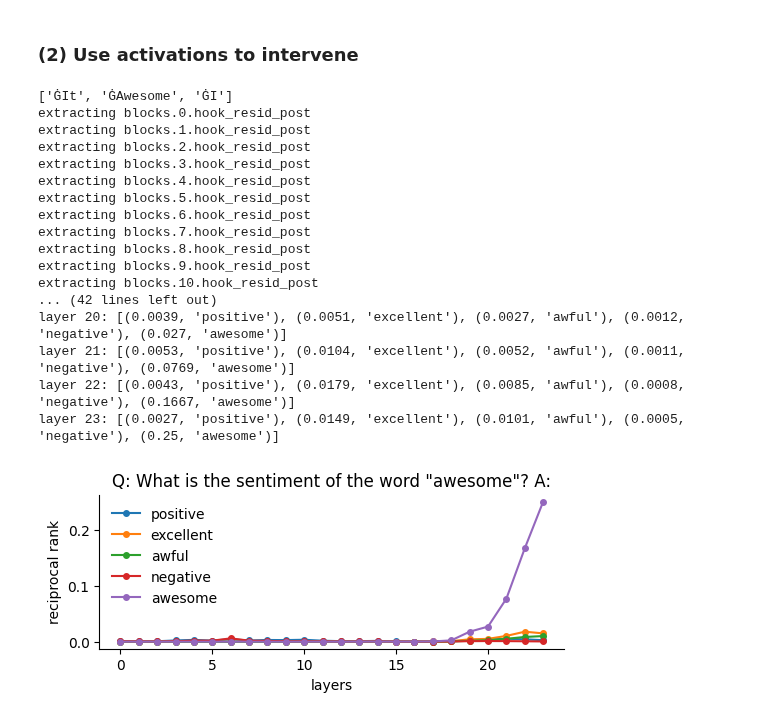
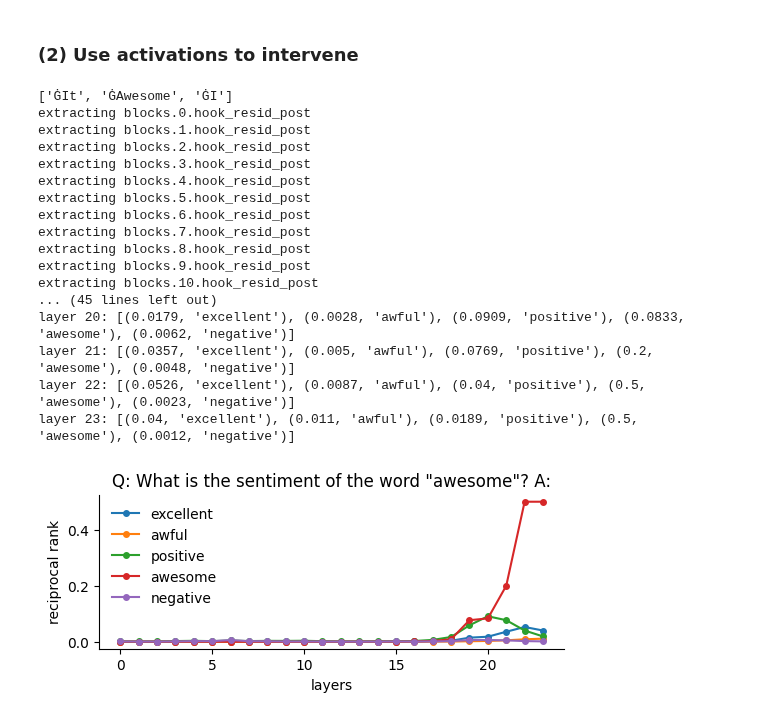
Before and after one commit to kdu4108/measureLM, a Jupyter notebook: notebooks/intervene/intervention v3.ipynb, the cells around one changed output. Drawn from its saved outputs; the diff is of its cells as text; code cells hidden in the pictures.

Commit message:
integrated patch_map

```diff
--- a/notebooks/intervene/intervention v3.ipynb
+++ b/notebooks/intervene/intervention v3.ipynb
@@ -50,38 +49,38 @@ layer 23: [(1.0, 'positive'), (0.0714, 'excellent'), (0.0086, 'awful'), (0.5, 'n
 # %%
 new_prompts = [f'Q: What is the sentiment of the word "{args[2][0]}"? A:']
 new_logits, new_activs, new_tokens = decoding.encode(new_prompts, model)
 pred = model.tokenizer.convert_ids_to_tokens(torch.topk(new_logits[:, -1, :], k=3).indices.tolist()[0])
 print(pred)
 
-extract_l = [18, 40]
-patch_logits, resid_post = patching.intervene(new_tokens, activs, model, extract_tok_idx=-1, l_start_end=extract_l)
+patch_map = patching.create_hook_mapping(model, extract_l=(15, 40), patch_l=(15, 40))
+patch_logits, resid_post = patching.intervene(new_tokens, activs, model, patch_map, extract_tok_idx=-1)
 resid_layer_scores = decoding.early_decoding(resid_post, model)
 
 pred = model.tokenizer.convert_ids_to_tokens(torch.topk(patch_logits[:, -1, :], k=3).indices.tolist()[0])
 print(pred)
 
 new_token_candidates = token_candidates
 
 ## scoring
 tok_idx = scoring.token_select(new_tokens, model)
 scored_tokens = scoring.scores_to_tokens(resid_layer_scores, tok_idx, model, mode=new_token_candidates)
 visualizing.visualize_token_ranks(scored_tokens, new_token_candidates, new_prompts)
 # %% [output]
 ['ĠIt', 'ĠAwesome', 'ĠI']
 extracting blocks.0.hook_resid_post
 extracting blocks.1.hook_resid_post
 extracting blocks.2.hook_resid_post
 extracting blocks.3.hook_resid_post
 extracting blocks.4.hook_resid_post
 extracting blocks.5.hook_resid_post
 extracting blocks.6.hook_resid_post
 extracting blocks.7.hook_resid_post
 extracting blocks.8.hook_resid_post
 extracting blocks.9.hook_resid_post
 extracting blocks.10.hook_resid_post
-... (42 lines left out)
-layer 20: [(0.0039, 'positive'), (0.0051, 'excellent'), (0.0027, 'awful'), (0.0012, 'negative'), (0.027, 'awesome')]
-layer 21: [(0.0053, 'positive'), (0.0104, 'excellent'), (0.0052, 'awful'), (0.0011, 'negative'), (0.0769, 'awesome')]
-layer 22: [(0.0043, 'positive'), (0.0179, 'excellent'), (0.0085, 'awful'), (0.0008, 'negative'), (0.1667, 'awesome')]
-layer 23: [(0.0027, 'positive'), (0.0149, 'excellent'), (0.0101, 'awful'), (0.0005, 'negative'), (0.25, 'awesome')]
+... (45 lines left out)
+layer 20: [(0.0179, 'excellent'), (0.0028, 'awful'), (0.0909, 'positive'), (0.0833, 'awesome'), (0.0062, 'negative')]
+layer 21: [(0.0357, 'excellent'), (0.005, 'awful'), (0.0769, 'positive'), (0.2, 'awesome'), (0.0048, 'negative')]
+layer 22: [(0.0526, 'excellent'), (0.0087, 'awful'), (0.04, 'positive'), (0.5, 'awesome'), (0.0023, 'negative')]
+layer 23: [(0.04, 'excellent'), (0.011, 'awful'), (0.0189, 'positive'), (0.5, 'awesome'), (0.0012, 'negative')]
-[figure, old version]
+[figure, new version]
```
Also changed, not shown: parts of 1 cell of this notebook, 2 other files.
